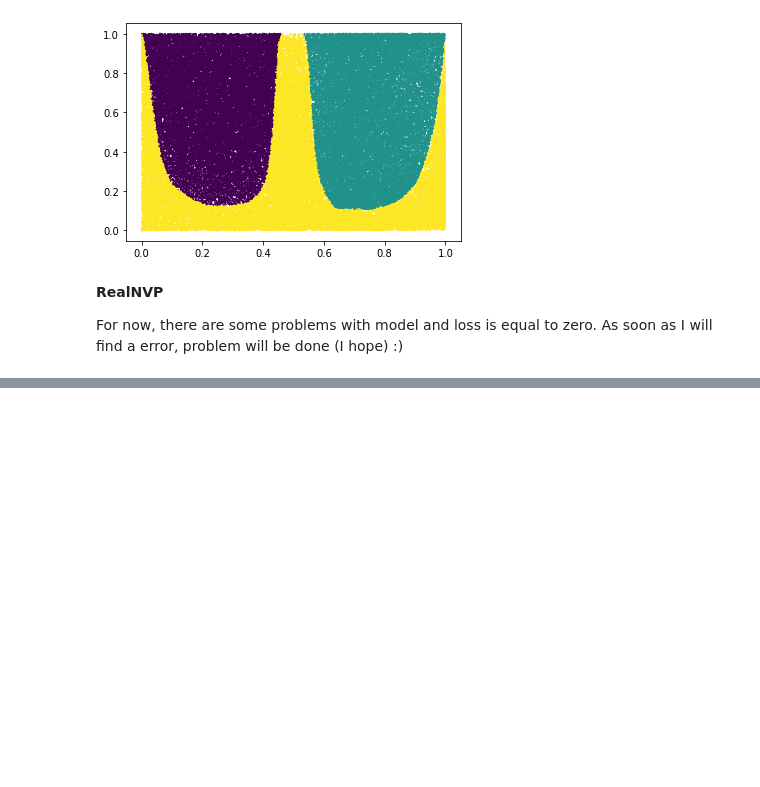
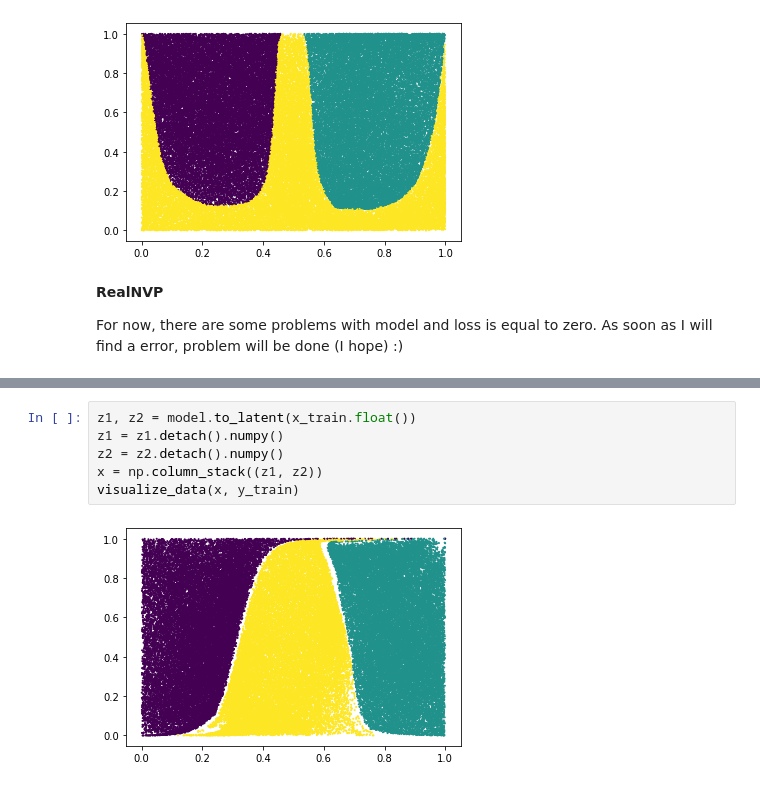
Before and after one commit to Igor-Tukh/deep-unsupervised-learning-hse, a Jupyter notebook: hw02_1.ipynb, the cells around one changed output, grey strips where cells are left out. Saved outputs shown, nothing was run; the diff lists cells and outputs as text; blank space fills up the shorter version.

```diff
--- a/hw02_1.ipynb
+++ b/hw02_1.ipynb
@@ -331,0 +352,8 @@ KeyboardInterrupt: ignored
+# %%
+z1, z2 = model.to_latent(x_train.float())
+z1 = z1.detach().numpy()
+z2 = z2.detach().numpy()
+x = np.column_stack((z1, z2))
+visualize_data(x, y_train)
+# %% [output]
+[figure, added]
```
Also changed, not shown: parts of 6 cells of this notebook.
